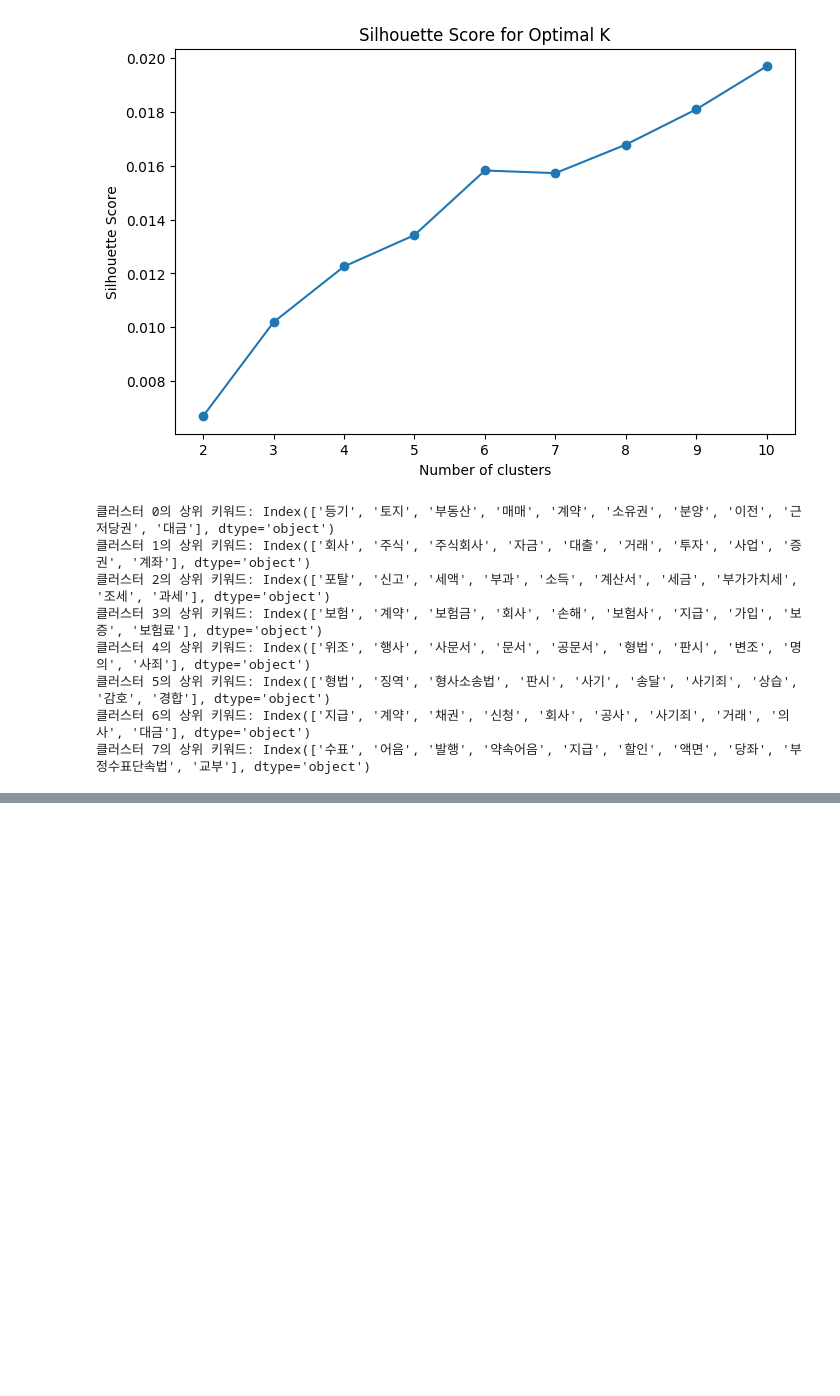
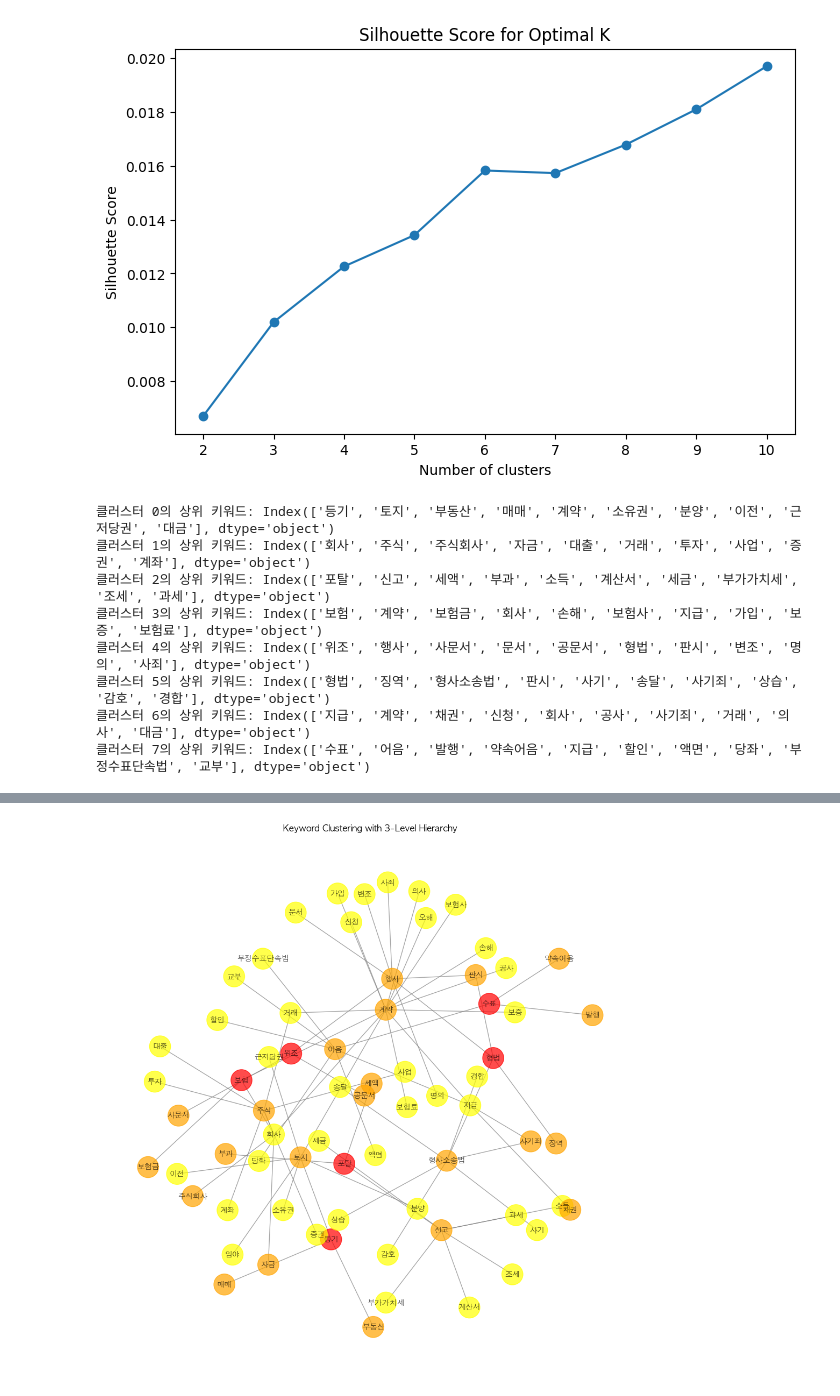
Before and after one commit to sesac-NoF/NoF, a Jupyter notebook: EDA_network_js.ipynb, the cells around one changed output, grey strips where cells are left out. Cells and saved outputs as stored; diff of their text form; code cells hidden in the pictures; blank space fills up the shorter version.

Commit message:
클러스터링, lda 비교

```diff
--- a/EDA_network_js.ipynb
+++ b/EDA_network_js.ipynb
@@ -404,0 +603,64 @@ plt.show()
+# %%
+import pandas as pd
+from sklearn.feature_extraction.text import TfidfVectorizer
+from sklearn.cluster import KMeans
+import networkx as nx
+import matplotlib.pyplot as plt
+import matplotlib.font_manager as fm
+import platform
+
+# TF-IDF 벡터라이저 설정
+vectorizer = TfidfVectorizer(max_features=10000, min_df=2, max_df=0.95)
+
+# TF-IDF 벡터화 수행
+tfidf_array = vectorizer.fit_transform(fraud_df['판례내용_이유(불용어제거)'])
+feature_names = vectorizer.get_feature_names_out()  # TF-IDF에서 사용된 키워드 목록
+
+# K-Means 클러스터링 설정 및 수행
+num_clusters = 8
+kmeans = KMeans(n_clusters=num_clusters, n_init=10, random_state=42)
+kmeans.fit(tfidf_array)
+labels = kmeans.labels_
+
+# 클러스터별 주요 키워드 추출 (상위, 중위, 하위)
+cluster_keywords = {}
+for i in range(num_clusters):
+    cluster_indices = (labels == i)
+    tfidf_cluster = tfidf_array[cluster_indices].mean(axis=0).A1  # numpy 배열을 1차원으로 변환
+    sorted_keywords = [feature_names[idx] for idx in tfidf_cluster.argsort()[::-1]]
+    cluster_keywords[f'Cluster {i+1}'] = sorted_keywords[:10]  # 클러스터별 상위 10개 키워드
+
+# 네트워크 그래프 생성 및 레벨 구분
+G = nx.Graph()
+for cluster, keywords in cluster_keywords.items():
+    # 상위 레벨: 가장 중심이 되는 키워드
+    G.add_node(keywords[0], level=1, cluster=cluster)
+
+    # 2레벨 키워드 연결
+    for keyword in keywords[1:4]:
+        G.add_node(keyword, level=2, cluster=cluster)
+        G.add_edge(keywords[0], keyword)
+
+    # 3레벨 키워드 연결
+    for keyword in keywords[4:]:
+        G.add_node(keyword, level=3, cluster=cluster)
+        G.add_edge(keywords[1], keyword)  # 2레벨 키워드에 연결
+
+# 노드 색상 설정 (레벨별 구분)
+node_colors = []
+for node in G.nodes(data=True):
+    if node[1]['level'] == 1:
+        node_colors.append('red')  # 상위 레벨
+    elif node[1]['level'] == 2:
+        node_colors.append('orange')  # 중간 레벨
+    else:
+        node_colors.append('yellow')  # 하위 레벨
+
+# 레이아웃 및 시각화 설정
+pos = nx.spring_layout(G, k=0.5)
+plt.figure(figsize=(10, 10))
+nx.draw(G, pos, with_labels=True, node_color=node_colors, node_size=800, edge_color='gray', alpha=0.7, font_size=10, font_family='AppleGothic')
+plt.title("Keyword Clustering with 3-Level Hierarchy")
+plt.show()
+# %% [output]
+[figure, added]
```
Also changed, not shown: parts of 32 cells of this notebook, 1 other file.
